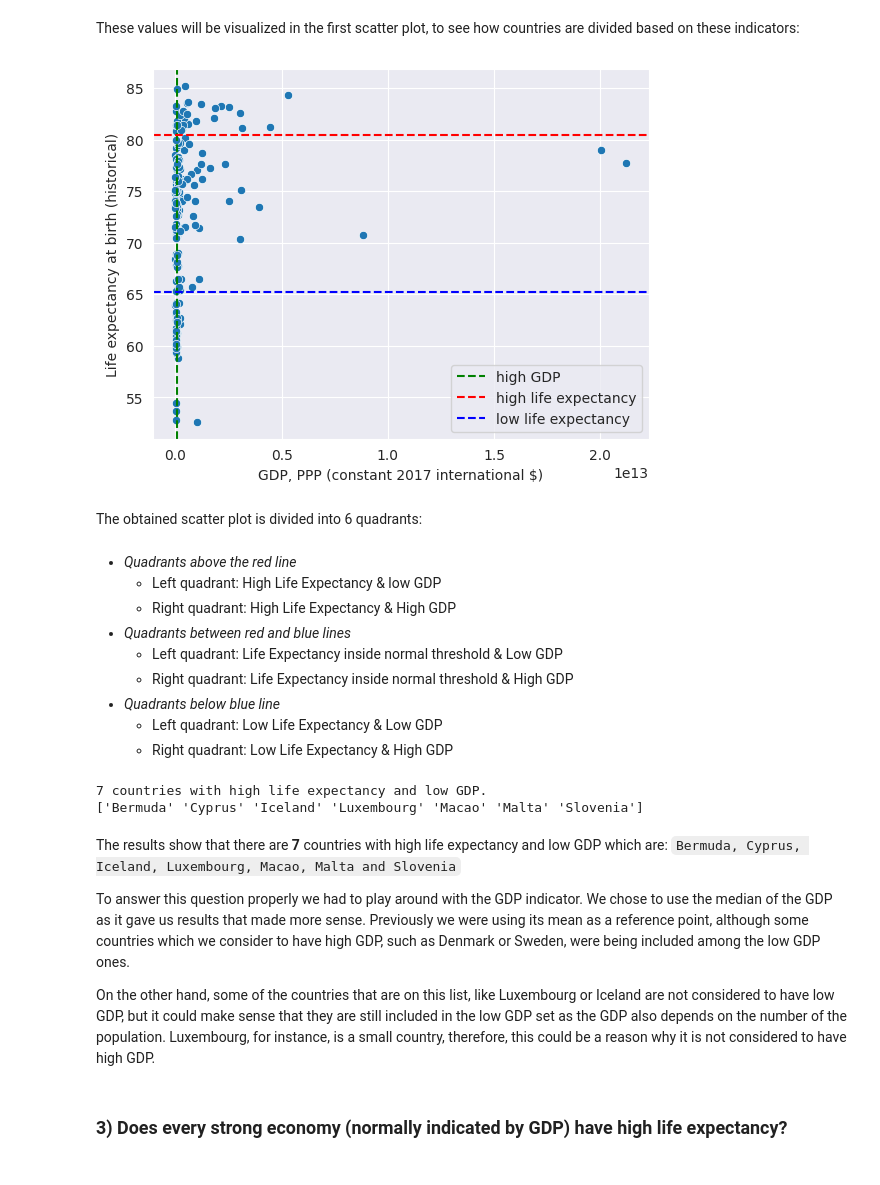
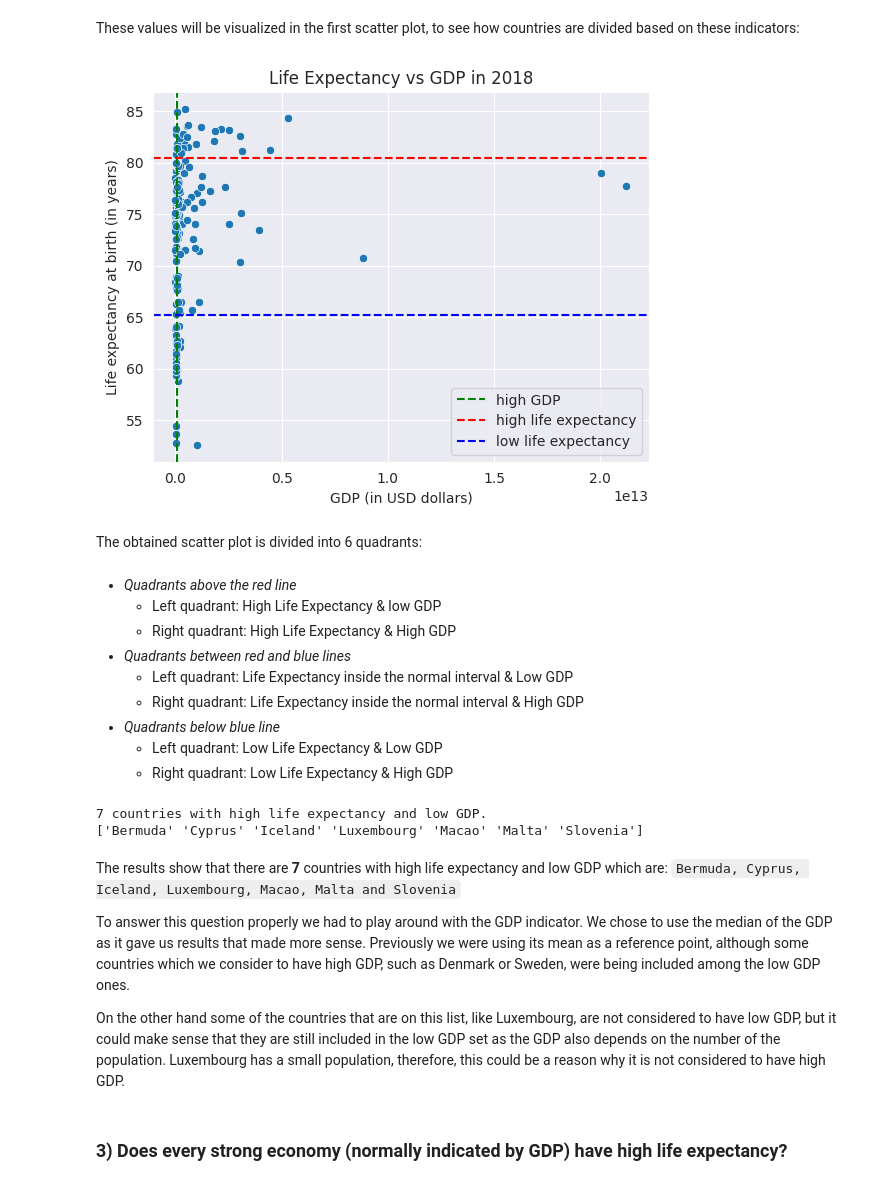
Before and after one commit to lucamodica/introduction-to-data-science-and-ai--chalmers, a Jupyter notebook: 1-introduction-to-ds-and-py/DAT565-assignment-1.ipynb, the cells around one changed output. Saved outputs shown, nothing was run; the diff lists cells and outputs as text; code cells hidden in the pictures.

```diff
--- a/1-introduction-to-ds-and-py/DAT565-assignment-1.ipynb
+++ b/1-introduction-to-ds-and-py/DAT565-assignment-1.ipynb
@@ -139,9 +139,11 @@ df_recent
 # %% [markdown]
 Here is a function that creates a scatter plot given the **x** and **y** axis.
 # %%
-def makeScatterPlot(xAxis, yAxis, lbl, title=''):
+def makeScatterPlot(xAxis, yAxis, title, xlabel, ylabel):
     sns.scatterplot(x=xAxis, y=yAxis)
     plt.title(title)
+    plt.xlabel(xlabel)
+    plt.ylabel(ylabel)
 # %% [markdown]
 Now we can create a scatter plot of the dataframe where the **x** axis corresponds to the GDP per capita in USD dollars and the **y** axis corresponds to the life expectancy at birth in years.
 # %%
@@ -210,14 +223,20 @@ Before answering the question, we will state what we mean for Low/High GDP, Low/
 # %% [markdown]
 These values will be visualized in the first scatter plot, to see how countries are divided based on these indicators:
 # %%
-makeScatterPlot(df_recent['GDP, PPP (constant 2017 international $)'], df_recent['Life expectancy at birth (historical)'], 'Life Expectancy vs GDP in 2018')
+makeScatterPlot(
+    df_recent['GDP, PPP (constant 2017 international $)'],
+    df_recent['Life expectancy at birth (historical)'],
+    'Life Expectancy vs GDP in 2018',
+    'GDP (in USD dollars)',
+    'Life expectancy at birth (in years)'
+)
 plt.axvline(x=df_recent['GDP, PPP (constant 2017 international $)'].median(), color = 'green', linestyle='--', label = 'high GDP')
 plt.axhline(y=df_recent['Life expectancy at birth (historical)'].std() + df_recent['Life expectancy at birth (historical)'].mean(), color='red', linestyle='--', label='high life expectancy')
 plt.axhline(y=df_recent['Life expectancy at birth (historical)'].mean() - df_recent['Life expectancy at birth (historical)'].std(), color='blue', linestyle='--', label='low life expectancy')
 plt.legend()
 plt.show()
 # %% [output]
-[figure, old version]
+[figure, new version]
 # %% [markdown]
 The obtained scatter plot is divided into 6 quadrants:
 # %% [markdown]
@@ -225,8 +244,8 @@ The obtained scatter plot is divided into 6 quadrants:
     - Left quadrant: High Life Expectancy & low GDP
     - Right quadrant: High Life Expectancy & High GDP
 - *Quadrants between red and blue lines*
-    - Left quadrant: Life Expectancy inside normal threshold & Low GDP
-    - Right quadrant: Life Expectancy inside normal threshold & High GDP
+    - Left quadrant: Life Expectancy inside the normal interval & Low GDP
+    - Right quadrant: Life Expectancy inside the normal interval & High GDP
 - *Quadrants below blue line*
     - Left quadrant: Low Life Expectancy & Low GDP
     - Right quadrant: Low Life Expectancy & High GDP
@@ -246,9 +265,9 @@ print(high_life_low_gdp['Entity'].unique())
 The results show that there are **7** countries with high life expectancy and low GDP which are:
 `Bermuda, Cyprus, Iceland, Luxembourg, Macao, Malta and Slovenia`
 
-To answer this question properly we had to play around with the GDP indicator. We chose to use the median of the GDP as it gave us results that made more sense. Previously we were using its mean as a reference point, although some countries which we consider to have high GDP, such as Denmark or Sweden,  were being included among the low GDP ones.
+To answer this question properly we had to play around with the GDP indicator. We chose to use the median of the GDP as it gave us results that made more sense. Previously we were using its mean as a reference point, although some countries which we consider to have high GDP, such as Denmark or Sweden, were being included among the low GDP ones.
 
-On the other hand, some of the countries that are on this list, like Luxembourg or Iceland are not considered to have low GDP, but it could make sense that they are still included in the low GDP set as the GDP also depends on the number of the population. Luxembourg, for instance, is a small country, therefore, this could be a reason why it is not considered to have high GDP.
+On the other hand some of the countries that are on this list, like Luxembourg, are not considered to have low GDP, but it could make sense that they are still included in the low GDP set as the GDP also depends on the number of the population. Luxembourg has a small population, therefore, this could be a reason why it is not considered to have high GDP.
 # %% [markdown]
 ### 3) Does every strong economy (normally indicated by GDP) have high life expectancy?
 # %%
```
Also changed, not shown: parts of 15 cells of this notebook, 3 other files.
